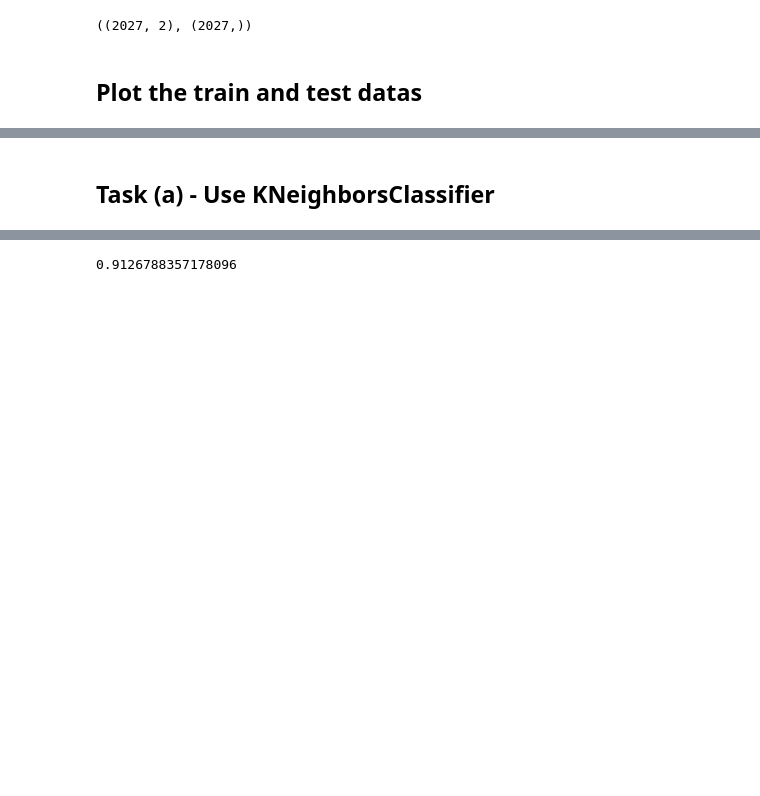
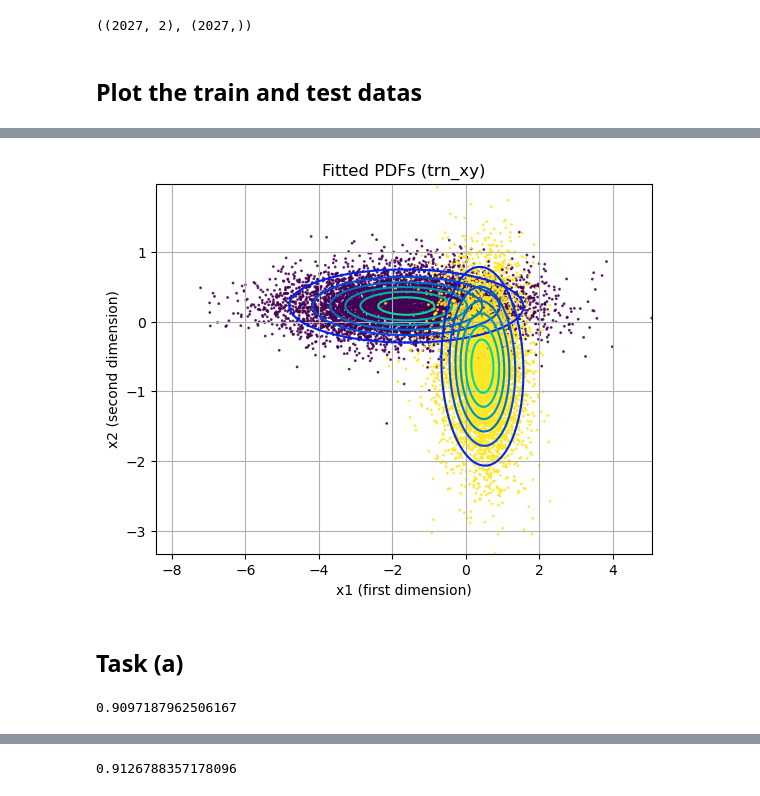
Before and after one commit to tallosim/aau-machine-learning, a Jupyter notebook: Lecture 3/Notebooks/solution.ipynb, the cells around one changed output, grey strips where cells are left out. Cells and saved outputs as stored; diff of their text form; code cells hidden in the pictures; blank space fills up the shorter version.

```diff
--- a/Lecture 3/Notebooks/solution.ipynb
+++ b/Lecture 3/Notebooks/solution.ipynb
@@ -58,0 +78,31 @@ plt.savefig('../Images/tst_xy.png')
+# %%
+mean_x = np.mean(trn_x, axis=0)
+mean_y = np.mean(trn_y, axis=0)
+
+cov_x = np.cov(trn_x.T)
+cov_y = np.cov(trn_y.T)
+
+prior_x = trn_x.shape[0] / trn_xy.shape[0]
+prior_y = trn_y.shape[0] / trn_xy.shape[0]
+
+rv_x = multivariate_normal(mean=mean_x, cov=cov_x)
+rv_y = multivariate_normal(mean=mean_y, cov=cov_y)
+# %%
+x, y = np.mgrid[x_min:x_max:.01, y_min:y_max:.01]
+pos = np.dstack((x, y))
+
+plt.contour(x, y, rv_x.pdf(pos) * prior_x, cmap='winter', alpha=1)
+plt.contour(x, y, rv_y.pdf(pos) * prior_y, cmap='winter', alpha=1)
+plt.scatter(trn_xy[:, 0], trn_xy[:, 1], c=trn_xy_class, s=1, alpha=0.8)
+
+plt.title('Fitted PDFs (trn_xy)')
+plt.xlabel('x1 (first dimension)')
+plt.ylabel('x2 (second dimension)')
+plt.xlim(x_min, x_max)
+plt.ylim(y_min, y_max)
+
+plt.grid()
+
+plt.savefig('../Images/pdf_trn_xy.png')
+# %% [output]
+[figure, added]
@@ -59,2 +142,10 @@ plt.savefig('../Images/tst_xy.png')
 # %% [markdown]
-## Task (a) - Use KNeighborsClassifier
+## Task (a)
+# %%
+model = PDFClassifier()
+
+model.fit(trn_xy, trn_xy_class)
+
+model.score(tst_xy, tst_xy_class)
+# %% [output]
+0.9097187962506167
```
Also changed, not shown: parts of 14 cells of this notebook, 4 other files.
